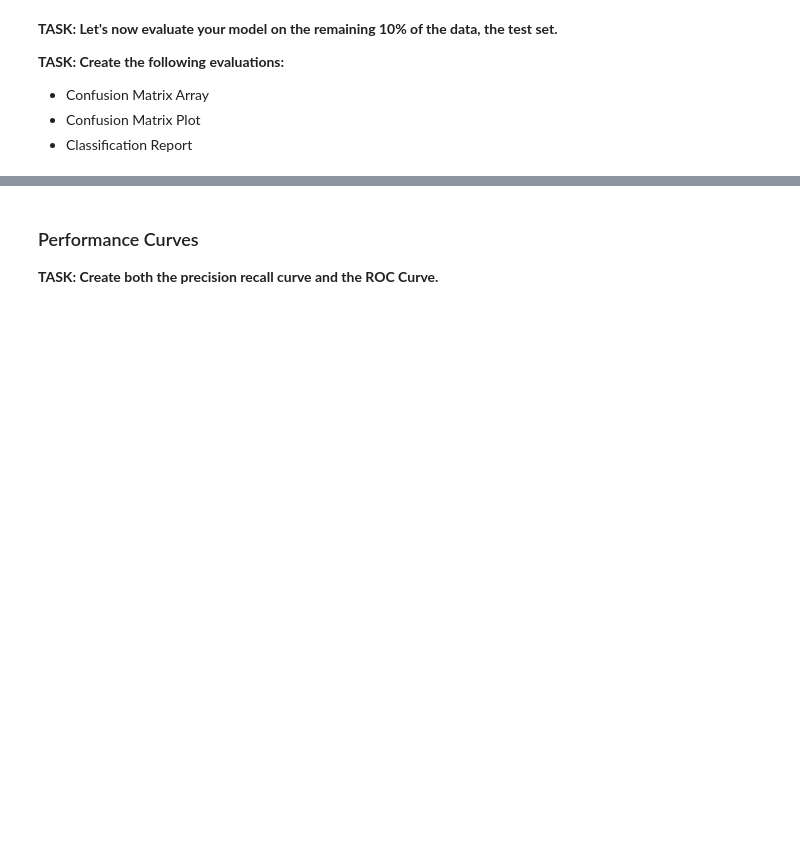
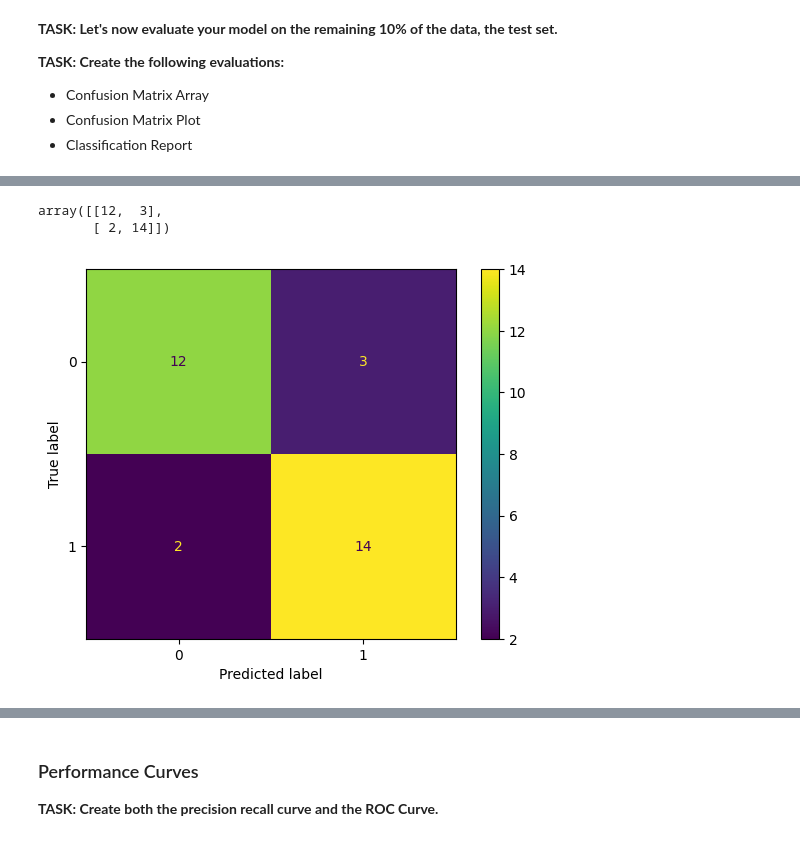
Before and after one commit to pgvv/DS-Projects, a Jupyter notebook: Logistic Regression.ipynb, the cells around one changed output, grey strips where cells are left out. Saved outputs shown, nothing was run; the diff lists cells and outputs as text; code cells hidden in the pictures; blank space fills up the shorter version.

```diff
--- a/Logistic Regression.ipynb
+++ b/Logistic Regression.ipynb
@@ -276,0 +262,13 @@ weighted avg       0.84      0.84      0.84        31
+# %%
+y_pred= cv_model.predict(X_test_scaled)
+# %%
+confusion_matrix(y_test, y_pred)
+# %% [output]
+array([[12,  3],
+       [ 2, 14]])
+# %%
+matrix= ConfusionMatrixDisplay(confusion_matrix(y_test, y_pred))
+matrix.plot()
+plt.show()
+# %% [output]
+[figure, added]
```
Also changed, not shown: parts of 31 cells of this notebook.
